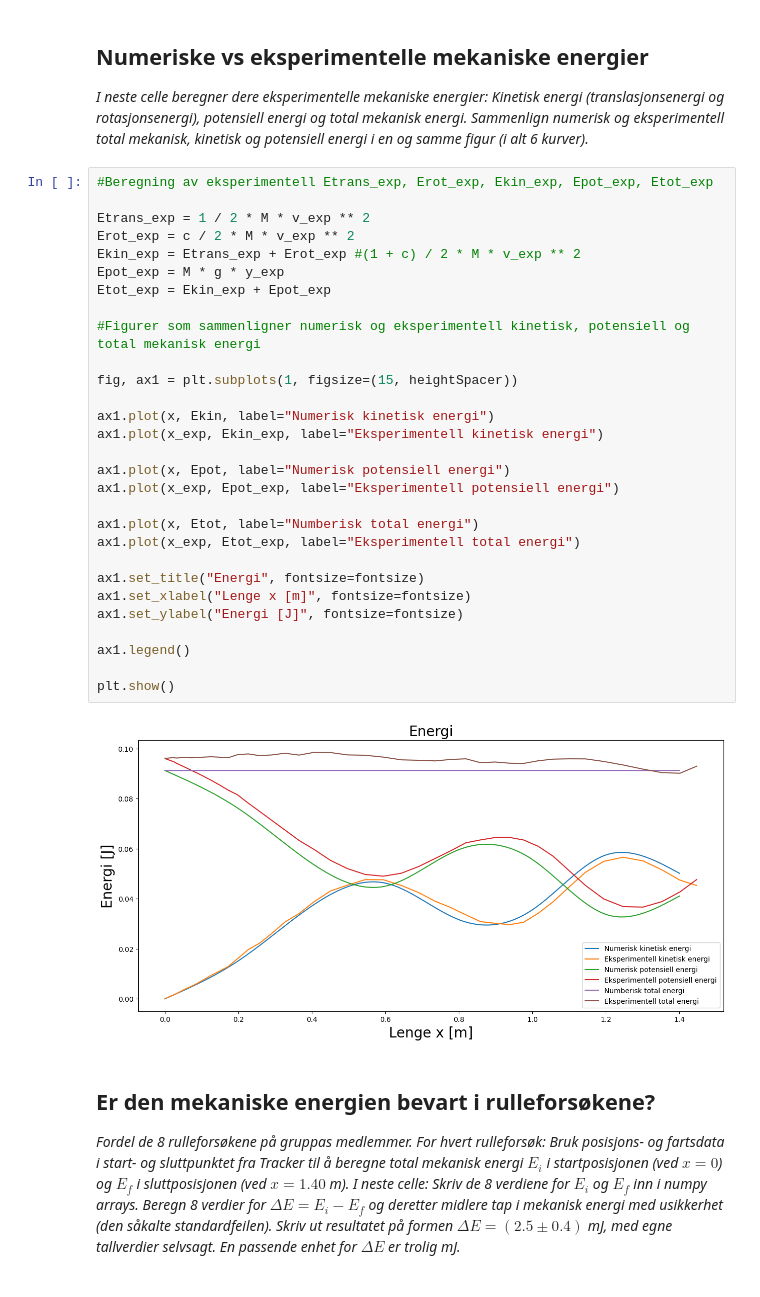
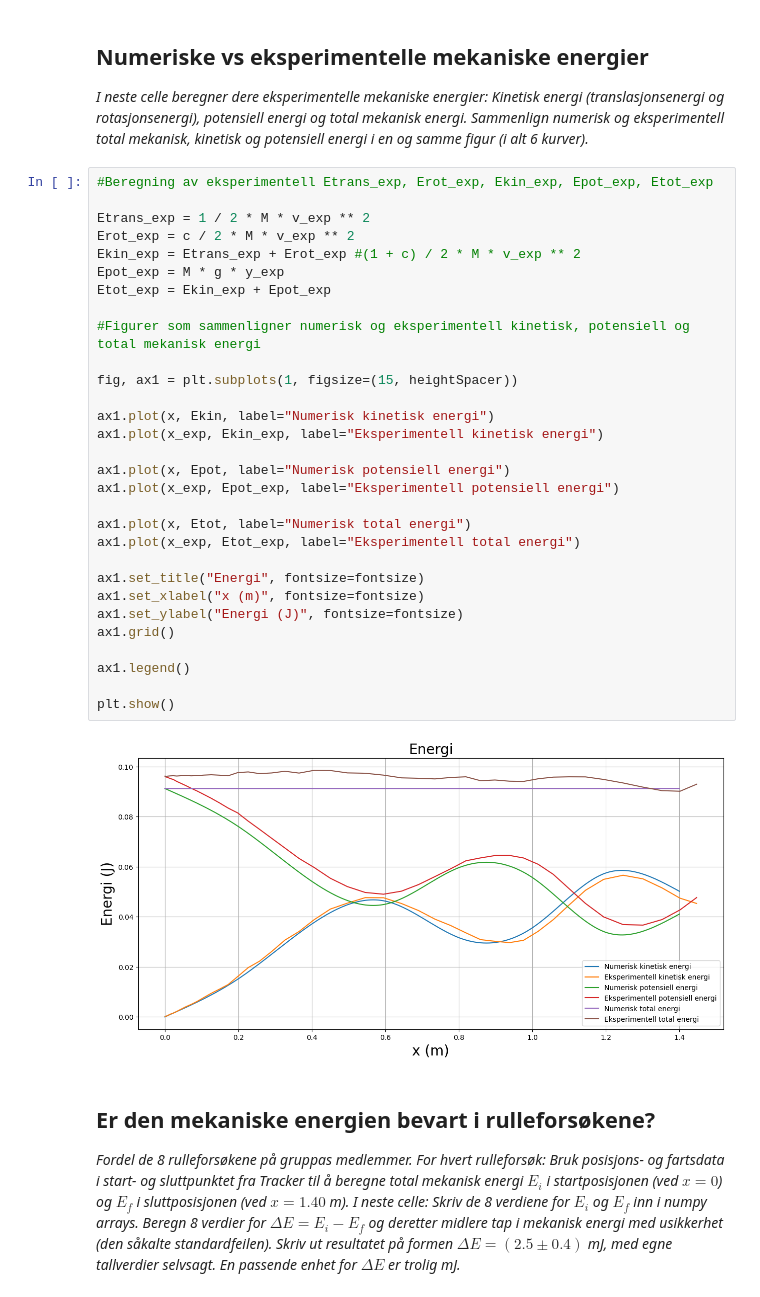
Before and after one commit to theodorklauritzen/TFY4115_lab, a Jupyter notebook: Rapport.ipynb, the cells around one changed output. Saved outputs shown, nothing was run; the diff lists cells and outputs as text.

```diff
--- a/Rapport.ipynb
+++ b/Rapport.ipynb
@@ -347,34 +358,35 @@ plt.show()
 # %%
 #Beregning av eksperimentell Etrans_exp, Erot_exp, Ekin_exp, Epot_exp, Etot_exp
 
 Etrans_exp = 1 / 2 * M * v_exp ** 2
 Erot_exp = c / 2 * M * v_exp ** 2
 Ekin_exp = Etrans_exp + Erot_exp #(1 + c) / 2 * M * v_exp ** 2
 Epot_exp = M * g * y_exp
 Etot_exp = Ekin_exp + Epot_exp
 
 #Figurer som sammenligner numerisk og eksperimentell kinetisk, potensiell og total mekanisk energi
 
 fig, ax1 = plt.subplots(1, figsize=(15, heightSpacer))
 
 ax1.plot(x, Ekin, label="Numerisk kinetisk energi")
 ax1.plot(x_exp, Ekin_exp, label="Eksperimentell kinetisk energi")
 
 ax1.plot(x, Epot, label="Numerisk potensiell energi")
 ax1.plot(x_exp, Epot_exp, label="Eksperimentell potensiell energi")
 
-ax1.plot(x, Etot, label="Numberisk total energi")
+ax1.plot(x, Etot, label="Numerisk total energi")
 ax1.plot(x_exp, Etot_exp, label="Eksperimentell total energi")
 
 ax1.set_title("Energi", fontsize=fontsize)
-ax1.set_xlabel("Lenge x [m]", fontsize=fontsize)
-ax1.set_ylabel("Energi [J]", fontsize=fontsize)
+ax1.set_xlabel("x (m)", fontsize=fontsize)
+ax1.set_ylabel("Energi (J)", fontsize=fontsize)
+ax1.grid()
 
 ax1.legend()
 
 plt.show()
 # %% [output]
-[figure, old version]
+[figure, new version]
 # %% [markdown]
 ## Er den mekaniske energien bevart i rulleforsøkene?
 *Fordel de 8 rulleforsøkene på gruppas medlemmer. For hvert rulleforsøk: Bruk posisjons- og fartsdata i start- og sluttpunktet fra Tracker til å beregne total mekanisk energi $E_i$ i startposisjonen (ved $x=0$) og $E_f$ i sluttposisjonen (ved $x=1.40$ m). I neste celle: Skriv de 8 verdiene for $E_i$ og $E_f$ inn i numpy arrays. Beregn 8 verdier for $\Delta E = E_i-E_f$ og deretter midlere tap i mekanisk energi med usikkerhet (den såkalte standardfeilen). Skriv ut resultatet på formen $\Delta E = (2.5 \pm 0.4)$ mJ, med egne tallverdier selvsagt. En passende enhet for $\Delta E$ er trolig mJ.*
```
Also changed, not shown: parts of 8 cells of this notebook.
